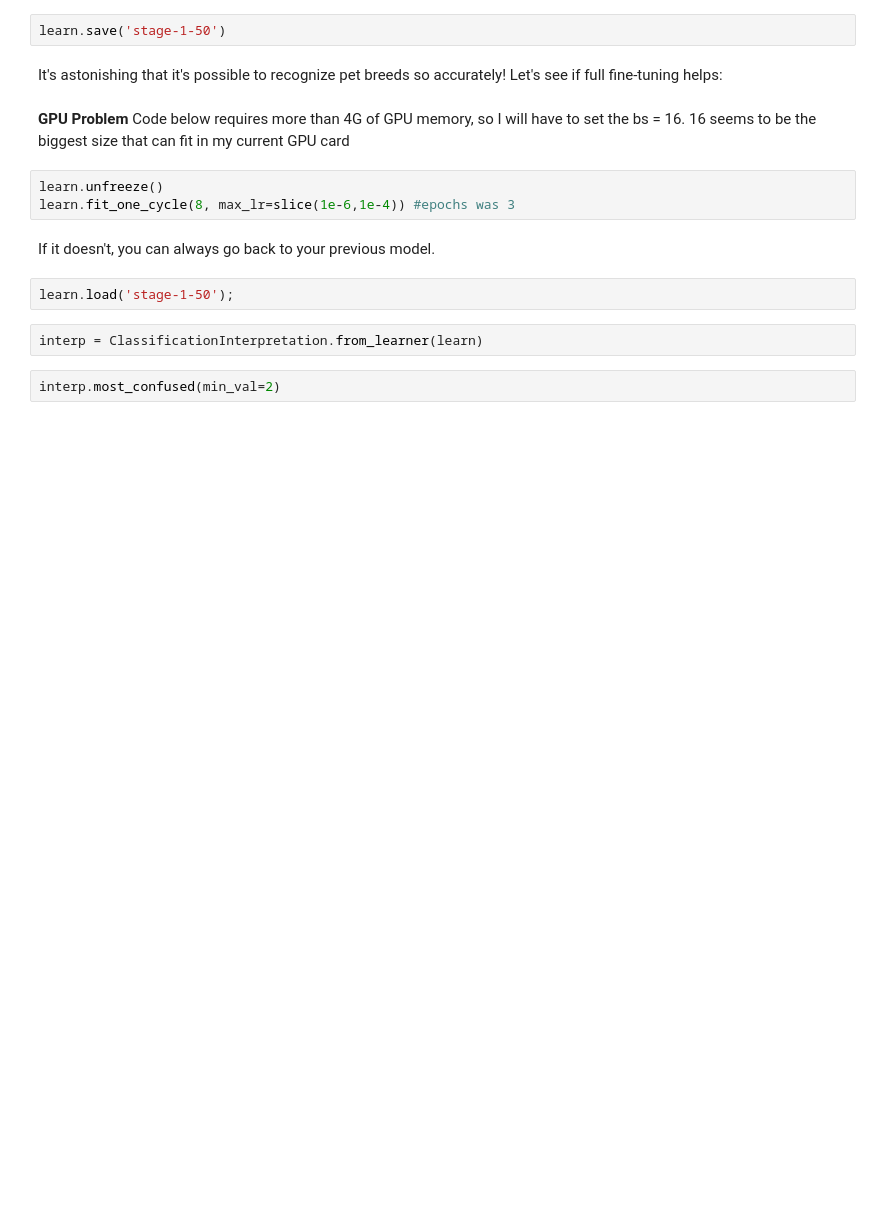
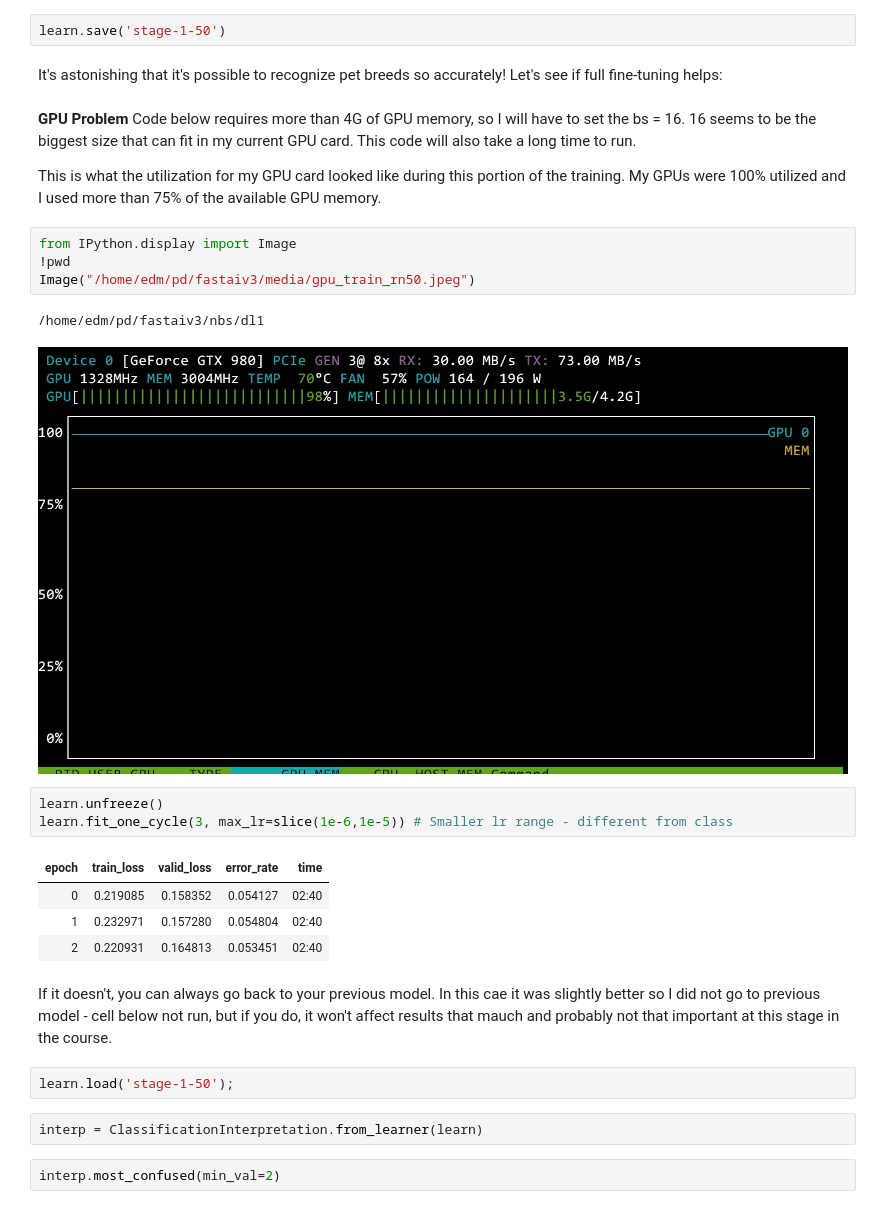
Before and after one commit to gaseosaluz/fastaiv3, a Jupyter notebook: nbs/dl1/lesson1-pets-notes_and_exp.ipynb, the cells around one changed output. Drawn from its saved outputs; the diff is of its cells as text; blank space fills up the shorter version.

Commit message:
Updated with ResNet50 training for my lesson1 notebook

```diff
--- a/nbs/dl1/lesson1-pets-notes_and_exp.ipynb
+++ b/nbs/dl1/lesson1-pets-notes_and_exp.ipynb
@@ -399,12 +418,26 @@ learn.save('stage-1-50')
 It's astonishing that it's possible to recognize pet breeds so accurately! Let's see if full fine-tuning helps:
 # %% [markdown]
 **GPU Problem**
-Code below requires more than 4G of GPU memory, so I will have to set the bs = 16. 16 seems to be the biggest size that can fit in my current GPU card
+Code below requires more than 4G of GPU memory, so I will have to set the bs = 16. 16 seems to be the biggest size that can fit in my current GPU card. This code will also take a long time to run.
+
+This is what the utilization for my GPU card looked like during this portion of the training. My GPUs were 100% utilized and I used more than 75% of the available GPU memory.
+# %%
+from IPython.display import Image
+!pwd
+Image("/home/edm/pd/fastaiv3/media/gpu_train_rn50.jpeg")
+# %% [output]
+/home/edm/pd/fastaiv3/nbs/dl1
+[figure, added]
 # %%
 learn.unfreeze()
-learn.fit_one_cycle(8, max_lr=slice(1e-6,1e-4)) #epochs was 3
+learn.fit_one_cycle(3, max_lr=slice(1e-6,1e-5)) # Smaller lr range - different from class
+# %% [output]
+| epoch | train_loss | valid_loss | error_rate | time |
+| 0 | 0.219085 | 0.158352 | 0.054127 | 02:40 |
+| 1 | 0.232971 | 0.157280 | 0.054804 | 02:40 |
+| 2 | 0.220931 | 0.164813 | 0.053451 | 02:40 |
-# %% [markdown]
-If it doesn't, you can always go back to your previous model.
+# %% [markdown]
+If it doesn't, you can always go back to your previous model. In this cae it was slightly better so I did not go to previous model - cell below not run, but if you do, it won't affect results that mauch and probably not that important at this stage in the course.
 # %%
 learn.load('stage-1-50');
 # %%
```
Also changed, not shown: parts of 9 cells of this notebook, 1 other file.
